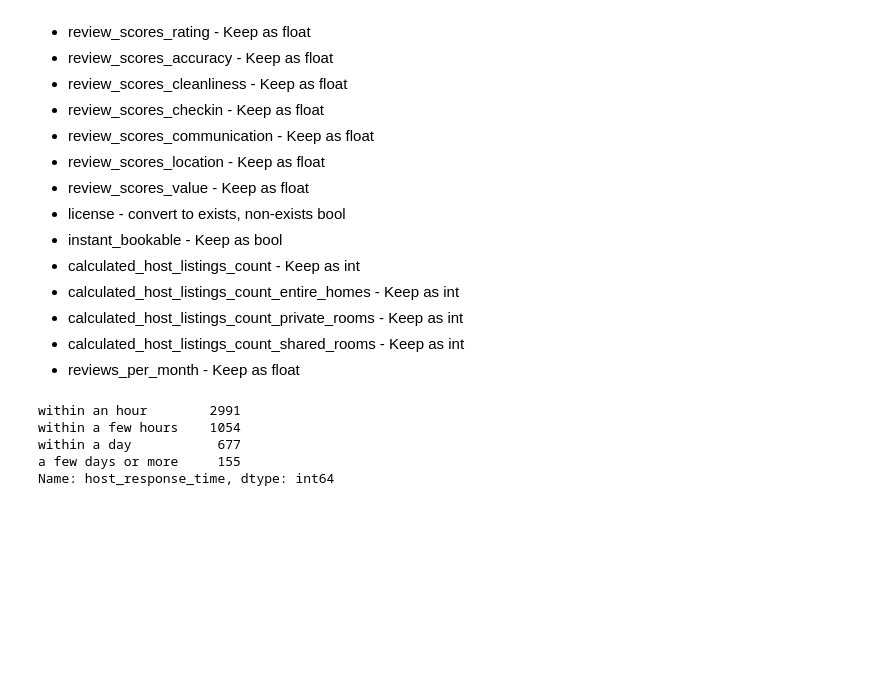
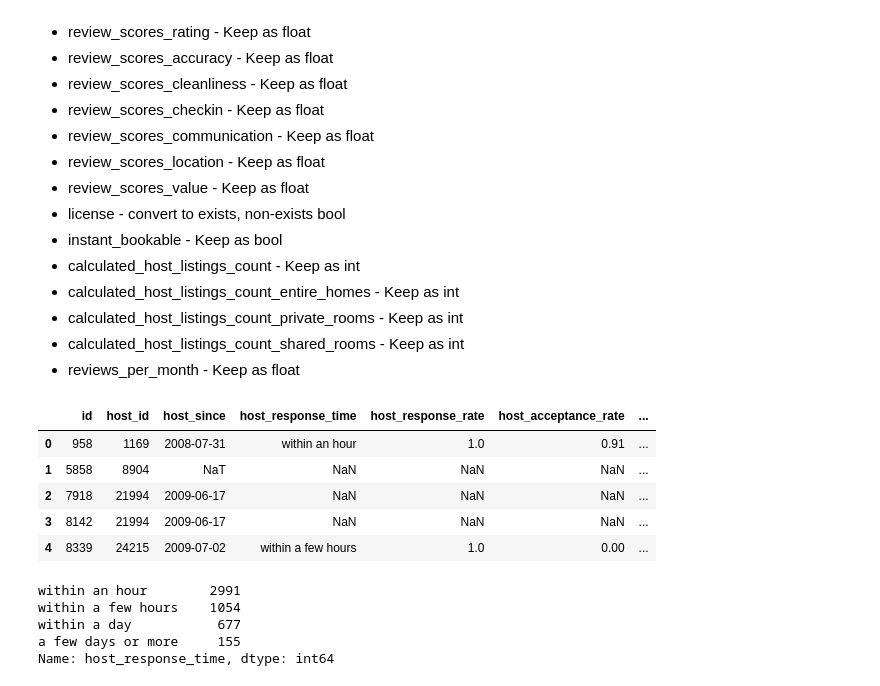
Before and after one commit to dusty736/sf_airbnb, a Jupyter notebook: code/preprocess.ipynb, the cells around one changed output. Saved outputs shown, nothing was run; the diff lists cells and outputs as text; code cells hidden in the pictures; blank space fills up the shorter version.

```diff
--- a/code/preprocess.ipynb
+++ b/code/preprocess.ipynb
@@ -352,6 +358,15 @@ listings = listings.assign(host_in_sf = (listings.host_location == city).astype(
 # host_response_rate and host_acceptance_rate - convert string percentage to float
 listings['host_response_rate'] = listings['host_response_rate'].str.rstrip('%').astype('float') / 100.0
 listings['host_acceptance_rate'] = listings['host_acceptance_rate'].str.rstrip('%').astype('float') / 100.0
+# %%
+listings.head()
+# %% [output]
+|  | id | host_id | host_since | host_response_time | host_response_rate | host_acceptance_rate | ... |
+| 0 | 958 | 1169 | 2008-07-31 | within an hour | 1.0 | 0.91 | ... |
+| 1 | 5858 | 8904 | NaT | NaN | NaN | NaN | ... |
+| 2 | 7918 | 21994 | 2009-06-17 | NaN | NaN | NaN | ... |
+| 3 | 8142 | 21994 | 2009-06-17 | NaN | NaN | NaN | ... |
+| 4 | 8339 | 24215 | 2009-07-02 | within a few hours | 1.0 | 0.00 | ... |
 # %%
 # Host verifications
 # Get list of all host verifications
```
Also changed, not shown: parts of 4 cells of this notebook.
